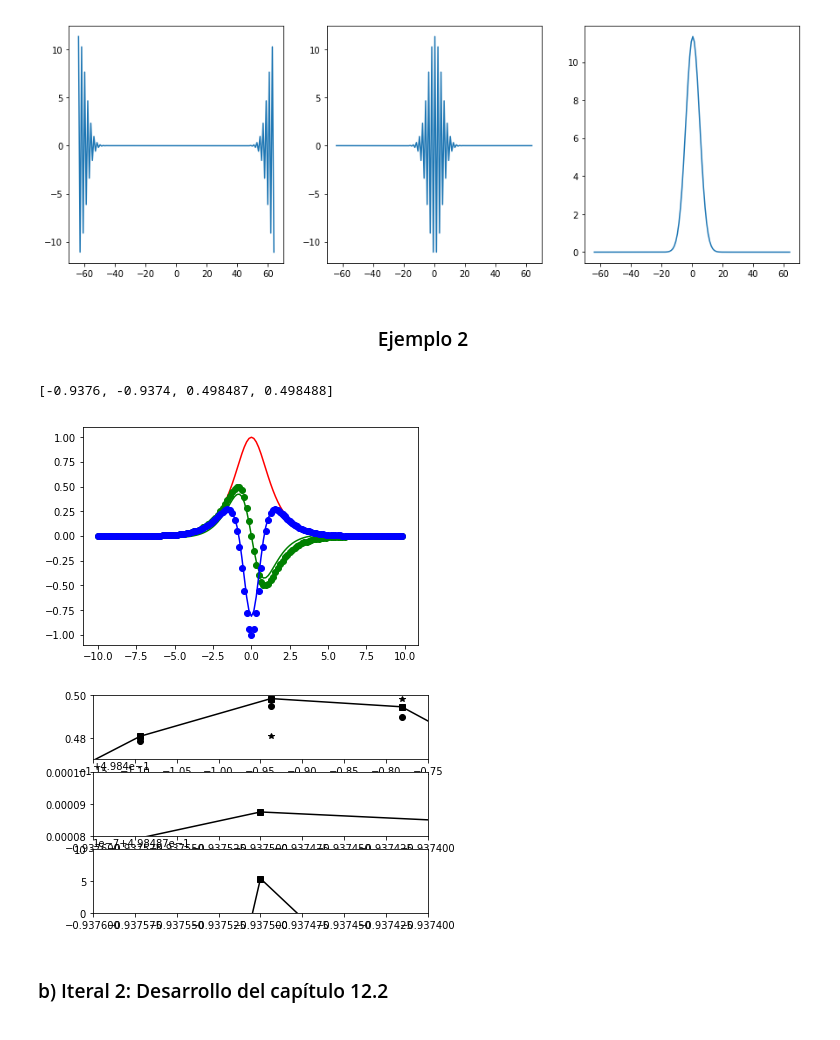
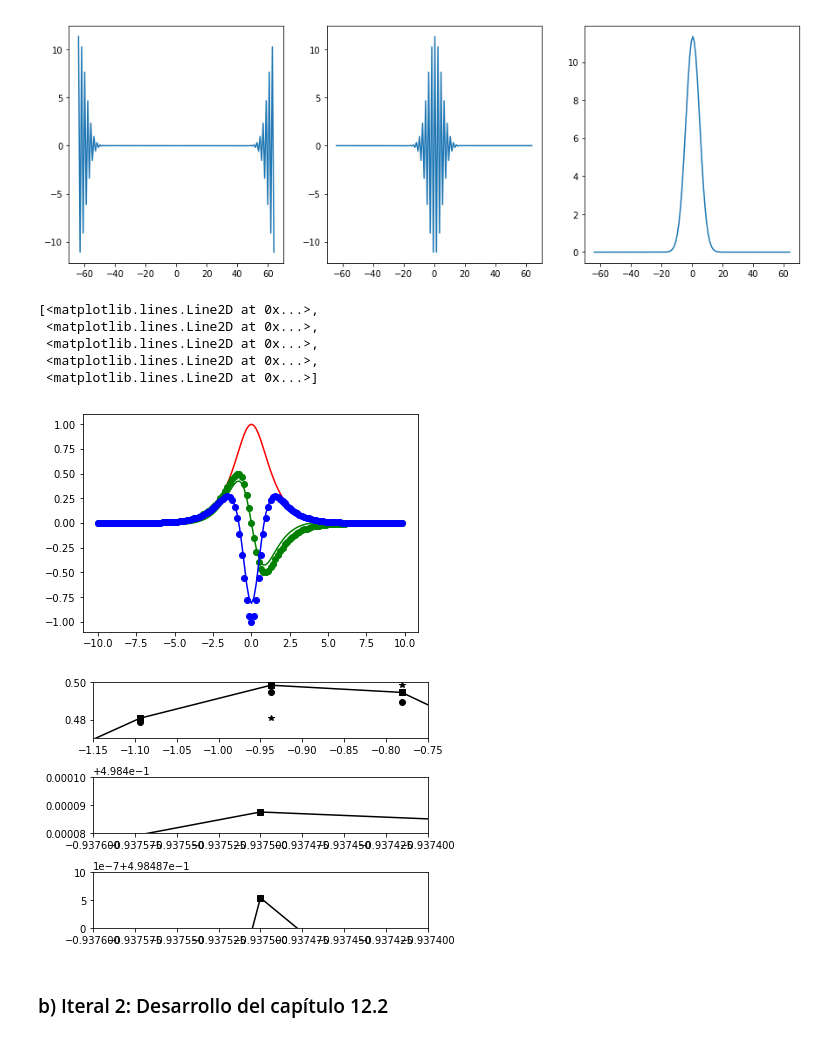
Before and after one commit to jp-gonzalez/Herramientas-Computacionales-IMEC3602, a Jupyter notebook: Taller4/Taller_4.ipynb, the cells around one changed output. Drawn from its saved outputs; the diff is of its cells as text; code cells hidden in the pictures.

```diff
--- a/Taller4/Taller_4.ipynb
+++ b/Taller4/Taller_4.ipynb
@@ -48,8 +48,6 @@ axes1[2].plot((linspace(-n/2,n/2,n)), abs(utshift)) # plot shifted transforms
 [<matplotlib.lines.Line2D at 0x...>]
 [figure]
 [figure]
-# %% [markdown]
-<div style="text-align:center"> <h3> Ejemplo 2 </h3> </div>
 # %%
 L=20 # define the computational domain [-L/2,L/2]
 n=128 # define the number of Fourier modes 2^n
@@ -91,20 +89,27 @@ for j in range(1,n-2):
     ux2.append(ux2_j)
 ux2_f1 = (3*u[-2]-4*u[-3]+u[-4])/(2*dx);
 ux2.append(ux2_f1)
+# %%
+figure(1)
+plot(x,u,'r',x,u1,'g',x,u1exact,'go',x,u2,'b',x,u2exact,'bo')
+# %% [output]
+[<matplotlib.lines.Line2D at 0x...>,
+ <matplotlib.lines.Line2D at 0x...>,
+ <matplotlib.lines.Line2D at 0x...>,
+ <matplotlib.lines.Line2D at 0x...>,
+ <matplotlib.lines.Line2D at 0x...>]
+[figure, added]
 # %%
-figure(1)
-plot(x,u,'r',x,u1,'g',x,u1exact,'go',x,u2,'b',x,u2exact,'bo')
 figure(2)
 subplot(3,1,1), plot(x,u1exact,'ks-',x,u1,'k',x,ux,'ko',x,ux2,'k*')
 axis([-1.15, -0.75, 0.47, 0.5])
 subplot(3,1,2), plot(x,u1exact,'ks-',x,u1,'kv',x,ux,'ko',x,ux2,'k*')
 axis([-0.9376, -0.9374, 0.49848, 0.49850])
 subplot(3,1,3), plot(x,u1exact,'ks-',x,u1,'kv',x,ux,'ko',x,ux2,'k*')
 axis([-0.9376, -0.9374, 0.498487, 0.498488])
+plt.tight_layout()
 # %% [output]
-[-0.9376, -0.9374, 0.498487, 0.498488]
-[figure, old version]
+[figure, new version]
-[figure, removed]
 # %% [markdown]
 <h3><a name="iteral2">b) Iteral 2: Desarrollo del capítulo 12.2</a></h3>
 # %%
```
